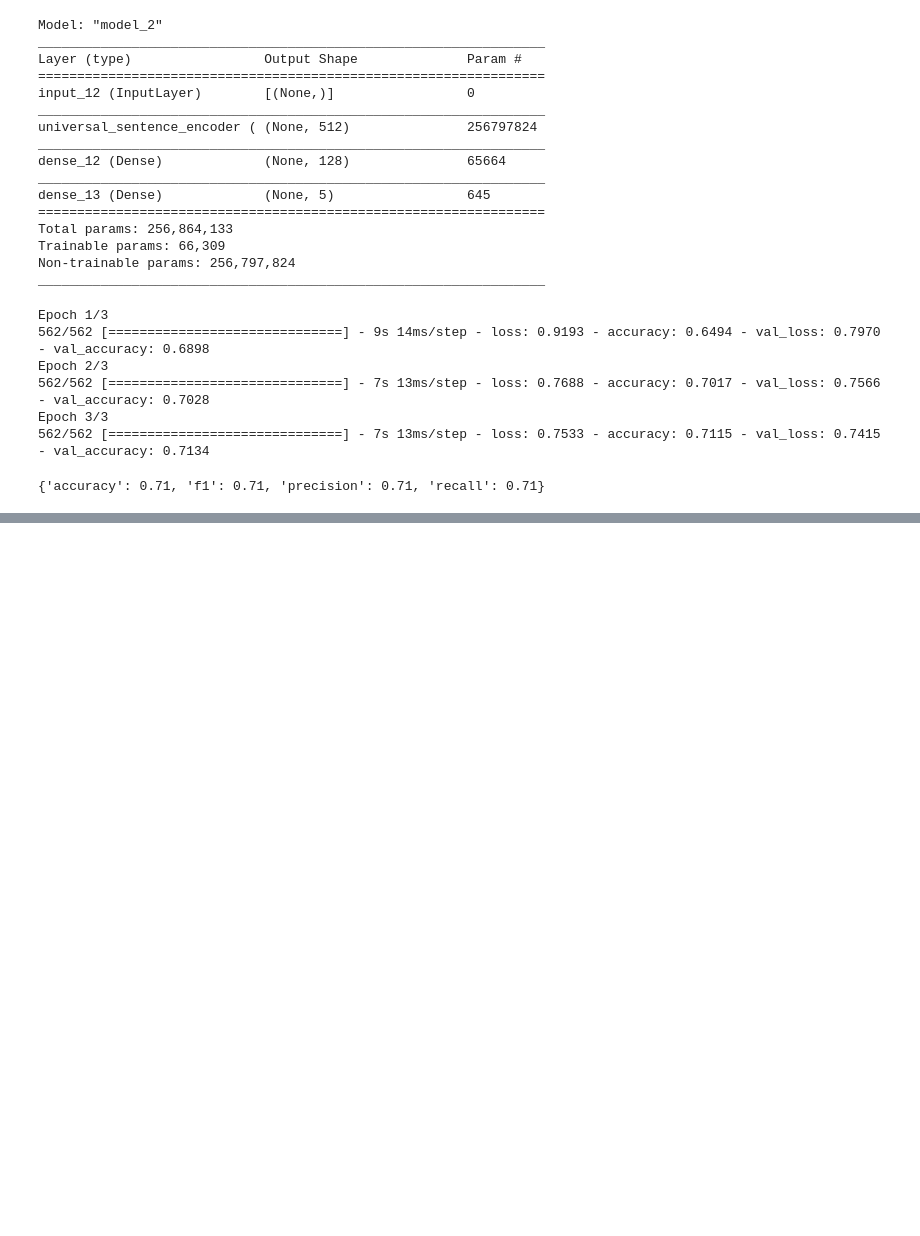
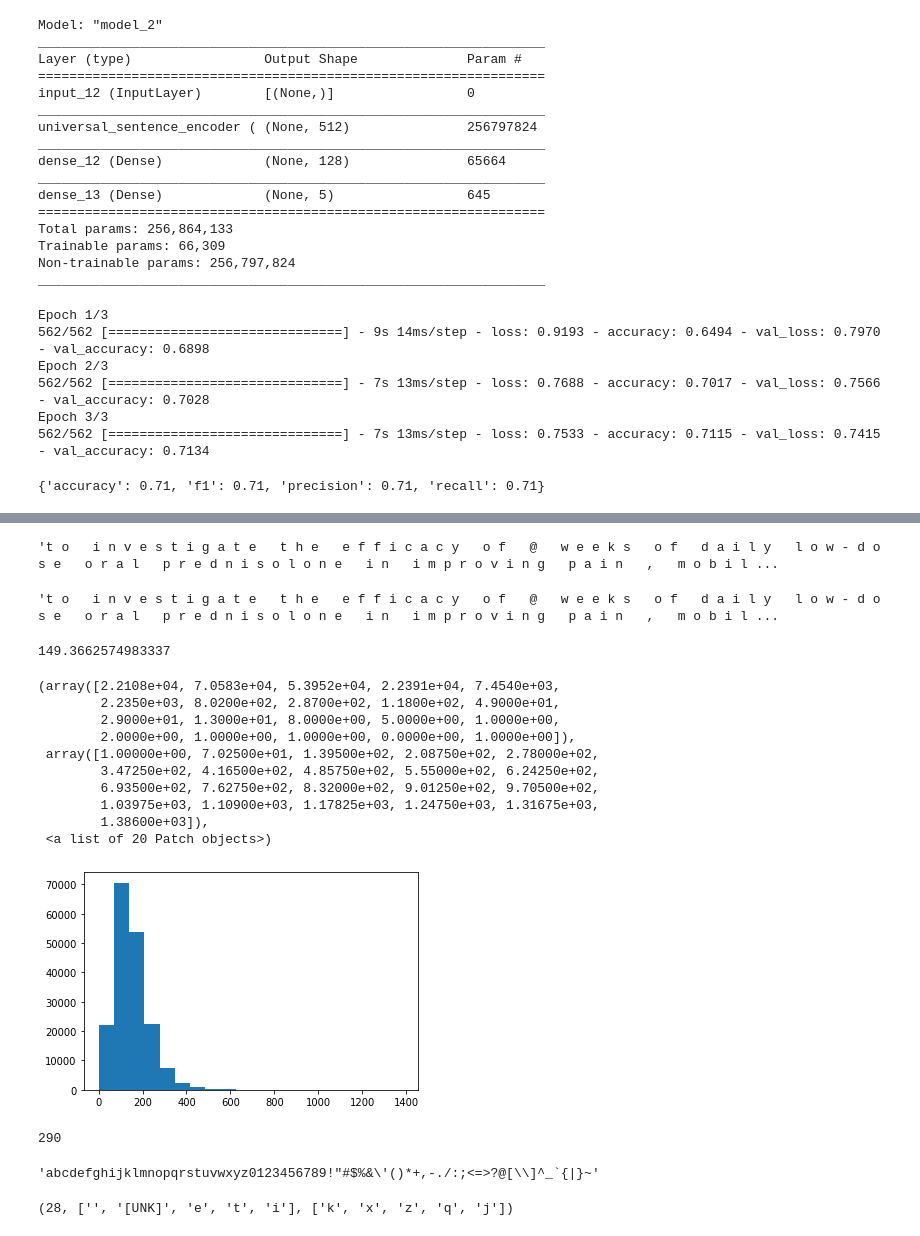
Before and after one commit to kaushikabhishek87/Tensorflow_projects, a Jupyter notebook: 09_NLP_tensorflow_skimlit.ipynb, the cells around one changed output, grey strips where cells are left out. Saved outputs shown, nothing was run; the diff lists cells and outputs as text; code cells hidden in the pictures; blank space fills up the shorter version.

```diff
--- a/09_NLP_tensorflow_skimlit.ipynb
+++ b/09_NLP_tensorflow_skimlit.ipynb
@@ -605,0 +614,4 @@ model_2_results
+# %%
+split_char(train_sentences[0])
+# %% [output]
+'t o   i n v e s t i g a t e   t h e   e f f i c a c y   o f   @   w e e k s   o f   d a i l y   l o w - d o s e   o r a l   p r e d n i s o l o n e   i n   i m p r o v i n g   p a i n   ,   m o b i l ...
@@ -605,0 +622,37 @@ model_2_results
+# %%
+train_chars[0]
+# %% [output]
+'t o   i n v e s t i g a t e   t h e   e f f i c a c y   o f   @   w e e k s   o f   d a i l y   l o w - d o s e   o r a l   p r e d n i s o l o n e   i n   i m p r o v i n g   p a i n   ,   m o b i l ...
+# %%
+# Average Char length
+char_lens = [len(sentence) for sentence in train_sentences]
+mean_char_lens = np.mean(char_lens)
+mean_char_lens
+# %% [output]
+149.3662574983337
+# %%
+plt.hist(char_lens, bins=20)
+# %% [output]
+(array([2.2108e+04, 7.0583e+04, 5.3952e+04, 2.2391e+04, 7.4540e+03,
+        2.2350e+03, 8.0200e+02, 2.8700e+02, 1.1800e+02, 4.9000e+01,
+        2.9000e+01, 1.3000e+01, 8.0000e+00, 5.0000e+00, 1.0000e+00,
+        2.0000e+00, 1.0000e+00, 1.0000e+00, 0.0000e+00, 1.0000e+00]),
+ array([1.00000e+00, 7.02500e+01, 1.39500e+02, 2.08750e+02, 2.78000e+02,
+        3.47250e+02, 4.16500e+02, 4.85750e+02, 5.55000e+02, 6.24250e+02,
+        6.93500e+02, 7.62750e+02, 8.32000e+02, 9.01250e+02, 9.70500e+02,
+        1.03975e+03, 1.10900e+03, 1.17825e+03, 1.24750e+03, 1.31675e+03,
+        1.38600e+03]),
+ <a list of 20 Patch objects>)
+[figure, added]
+# %%
+output_seq_char_len = int(np.percentile(char_lens,95))
+output_seq_char_len
+# %% [output]
+290
+# %%
+# Get all keyboard charcters
+import string
+alphabet = string.ascii_lowercase + string.digits + string.punctuation
+alphabet
+# %% [output]
+'abcdefghijklmnopqrstuvwxyz0123456789!"#$%&\'()*+,-./:;<=>?@[\\]^_`{|}~'
@@ -605,0 +667,5 @@ model_2_results
+# %%
+char_vocab = char_vectorizer.get_vocabulary()
+len(char_vocab), char_vocab[:5],char_vocab[-5:]
+# %% [output]
+(28, ['', '[UNK]', 'e', 't', 'i'], ['k', 'x', 'z', 'q', 'j'])
```
Also changed, not shown: parts of 29 cells of this notebook.
